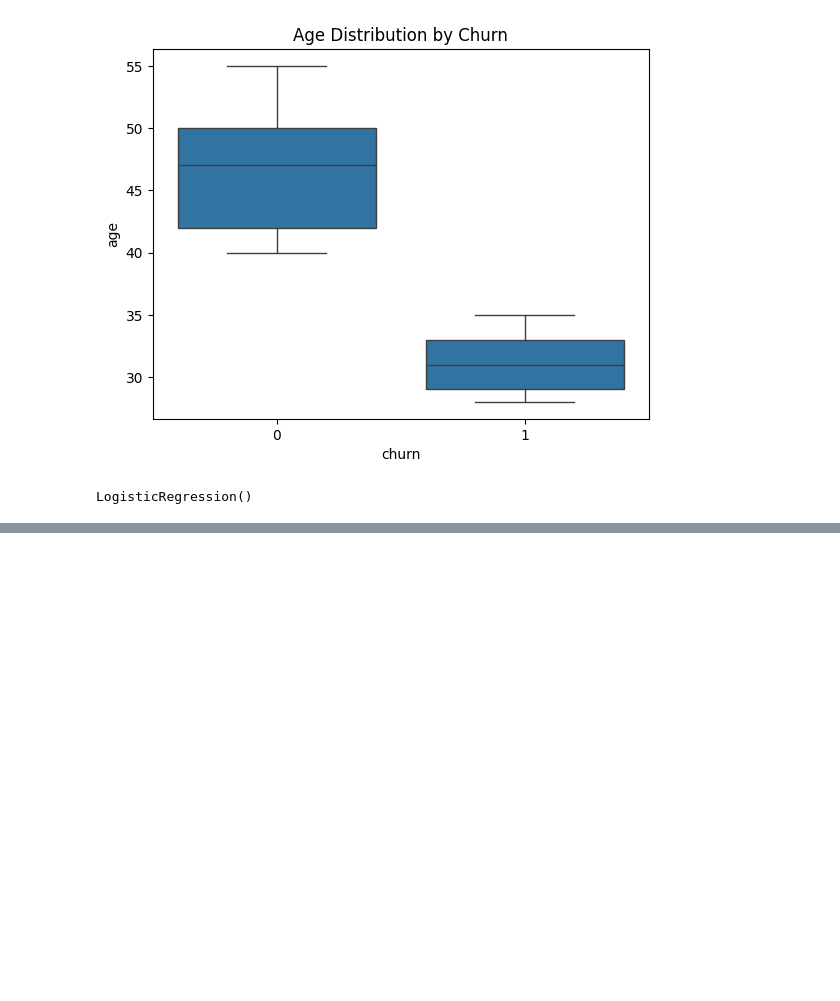
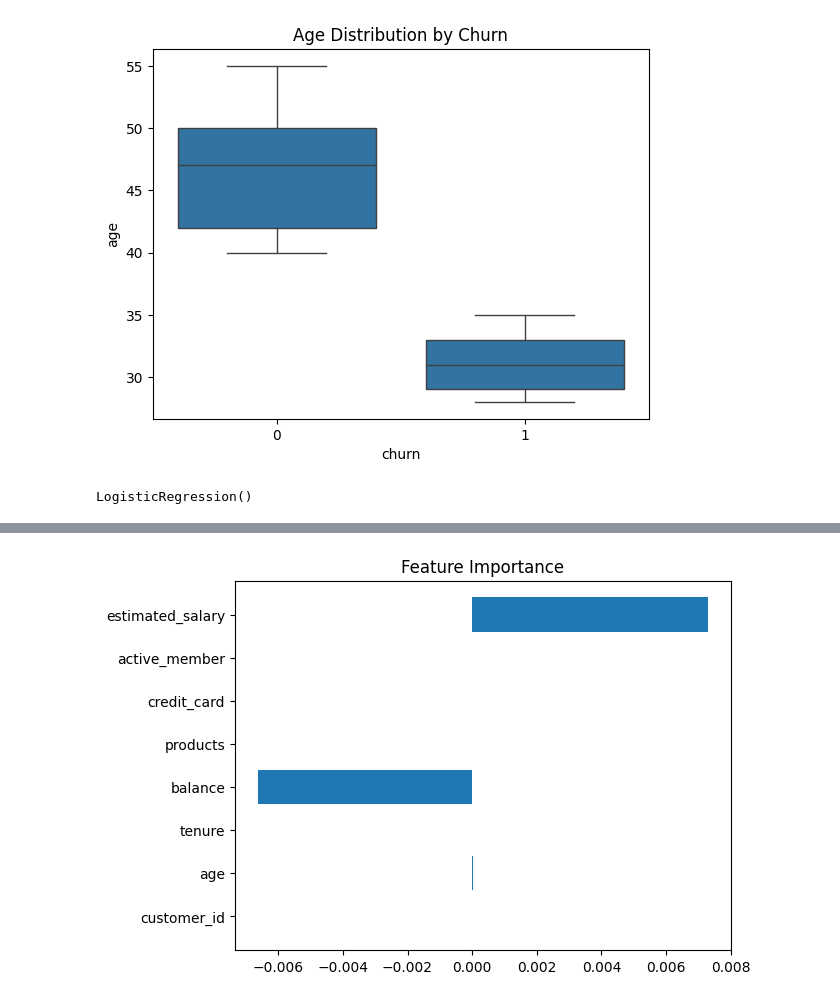
Before and after one commit to Yaswanth-23/customer-churn-prediction, a Jupyter notebook: notebooks/churn_analysis.ipynb, the cells around one changed output, grey strips where cells are left out. Cells and saved outputs as stored; diff of their text form; code cells hidden in the pictures; blank space fills up the shorter version.

```diff
--- a/notebooks/churn_analysis.ipynb
+++ b/notebooks/churn_analysis.ipynb
@@ -86,0 +106,7 @@ Model Accuracy: 0.0
+# %%
+importance = model.coef_[0]
+
+features = X.columns
+
+for i in range(len(features)):
+    print(features[i], ":", importance[i])
@@ -86,0 +122,7 @@ Model Accuracy: 0.0
+# %%
+plt.barh(features, importance)
+plt.title("Feature Importance")
+plt.savefig("../visuals/feature_importance.png")
+plt.show()
+# %% [output]
+[figure, added]
```
Also changed, not shown: parts of 7 cells of this notebook, 2 other files.
